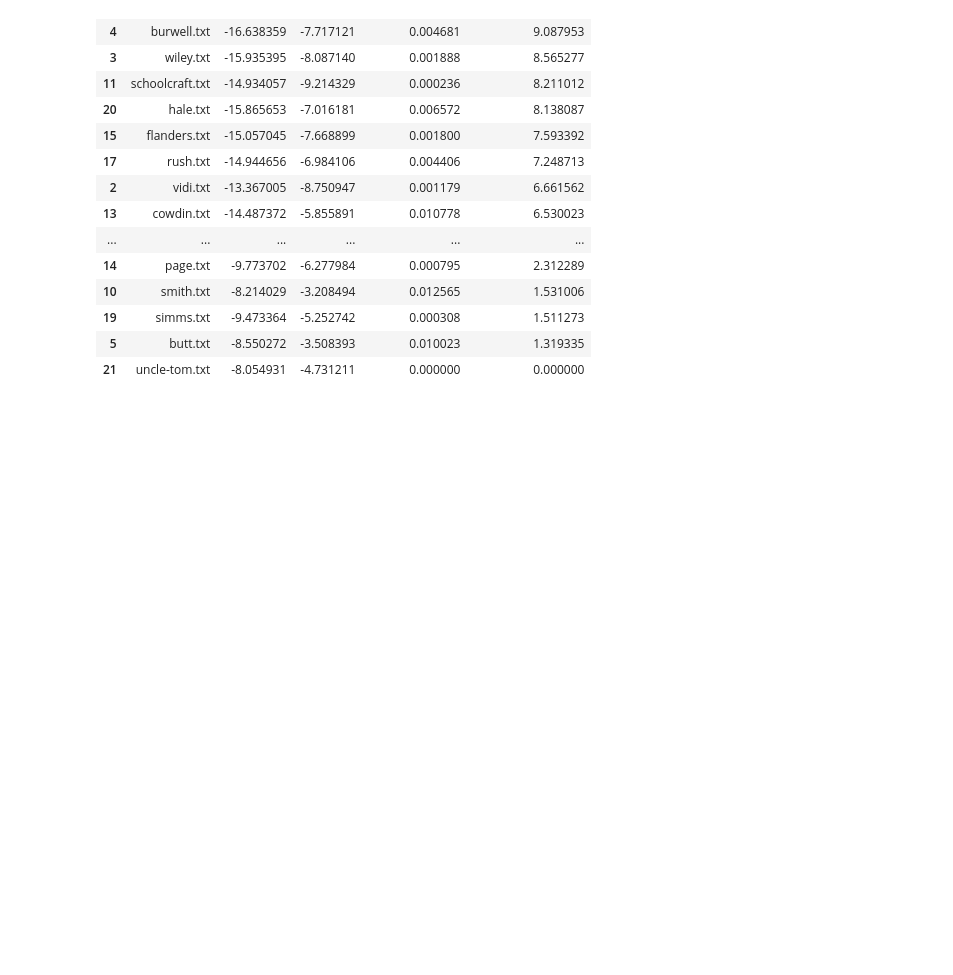
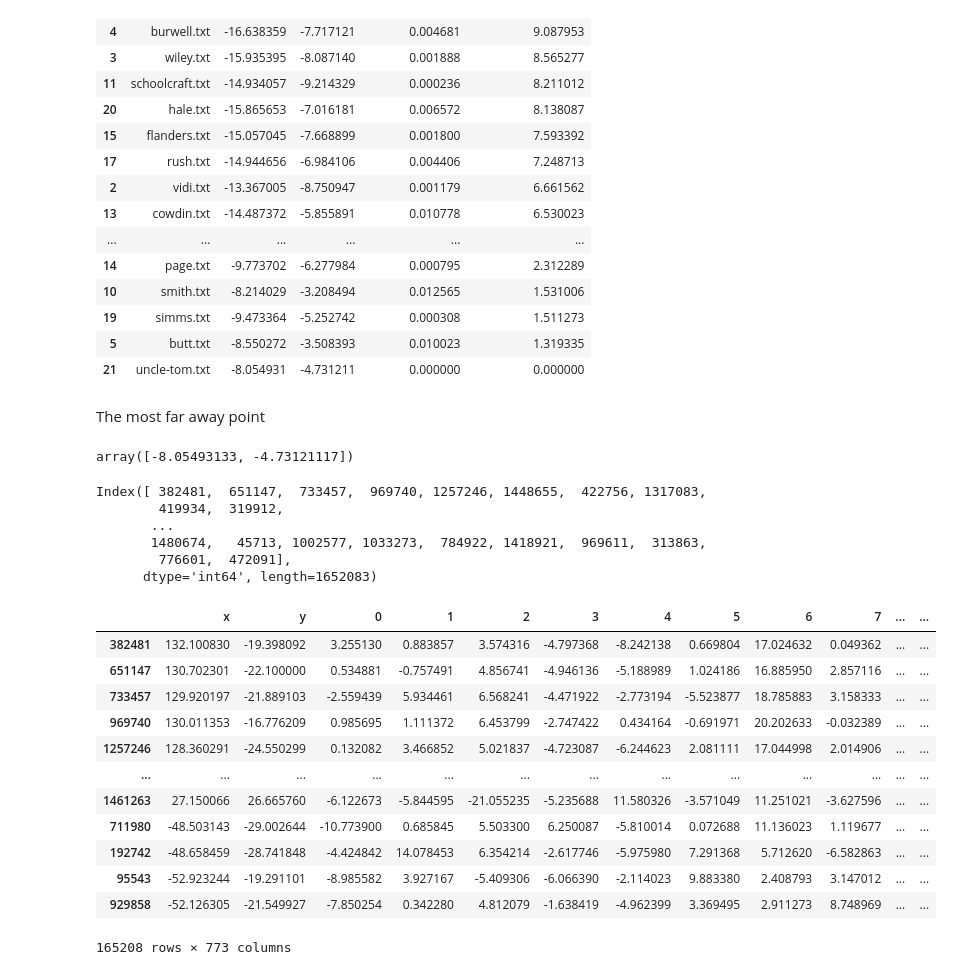
Before and after one commit to park-jay/anti-tom, a Jupyter notebook: anti-tom-viz.ipynb, the cells around one changed output. Cells and saved outputs as stored; diff of their text form; code cells hidden in the pictures; blank space fills up the shorter version.

```diff
--- a/anti-tom-viz.ipynb
+++ b/anti-tom-viz.ipynb
@@ -208,3 +179,37 @@ centroid_df.sort_values(by=['euclidean_distance'], ascending=False)
 | 19 | simms.txt | -9.473364 | -5.252742 | 0.000308 | 1.511273 |
 | 5 | butt.txt | -8.550272 | -3.508393 | 0.010023 | 1.319335 |
 | 21 | uncle-tom.txt | -8.054931 | -4.731211 | 0.000000 | 0.000000 |
+# %% [markdown]
+The most far away point
+# %%
+centroid_df[centroid_df['title']=='uncle-tom.txt'][['x', 'y']].values[0]
+# %% [output]
+array([-8.05493133, -4.73121117])
+# %%
+distances = np.linalg.norm(df[['x', 'y']] - centroid_df[centroid_df['title']=='uncle-tom.txt'][['x', 'y']].values[0], axis=1)
+# %%
+pd.DataFrame.from_dict({'from uncle-tom': distances}).sort_values(by='from uncle-tom', ascending=False).index
+# %% [output]
+Index([ 382481,  651147,  733457,  969740, 1257246, 1448655,  422756, 1317083,
+        419934,  319912,
+       ...
+       1480674,   45713, 1002577, 1033273,  784922, 1418921,  969611,  313863,
+        776601,  472091],
+      dtype='int64', length=1652083)
+# %%
+ten_p=df.shape[0]*.1
+df.loc[pd.DataFrame.from_dict({'from uncle-tom': distances}).sort_values(by='from uncle-tom', ascending=False).index][0:int(ten_p)]
+# %% [output]
+|  | x | y | 0 | 1 | 2 | 3 | 4 | 5 | 6 | 7 | ... | ... |
+| 382481 | 132.100830 | -19.398092 | 3.255130 | 0.883857 | 3.574316 | -4.797368 | -8.242138 | 0.669804 | 17.024632 | 0.049362 | ... | ... |
+| 651147 | 130.702301 | -22.100000 | 0.534881 | -0.757491 | 4.856741 | -4.946136 | -5.188989 | 1.024186 | 16.885950 | 2.857116 | ... | ... |
+| 733457 | 129.920197 | -21.889103 | -2.559439 | 5.934461 | 6.568241 | -4.471922 | -2.773194 | -5.523877 | 18.785883 | 3.158333 | ... | ... |
+| 969740 | 130.011353 | -16.776209 | 0.985695 | 1.111372 | 6.453799 | -2.747422 | 0.434164 | -0.691971 | 20.202633 | -0.032389 | ... | ... |
+| 1257246 | 128.360291 | -24.550299 | 0.132082 | 3.466852 | 5.021837 | -4.723087 | -6.244623 | 2.081111 | 17.044998 | 2.014906 | ... | ... |
+| ... | ... | ... | ... | ... | ... | ... | ... | ... | ... | ... | ... | ... |
+| 1461263 | 27.150066 | 26.665760 | -6.122673 | -5.844595 | -21.055235 | -5.235688 | 11.580326 | -3.571049 | 11.251021 | -3.627596 | ... | ... |
+| 711980 | -48.503143 | -29.002644 | -10.773900 | 0.685845 | 5.503300 | 6.250087 | -5.810014 | 0.072688 | 11.136023 | 1.119677 | ... | ... |
+| 192742 | -48.658459 | -28.741848 | -4.424842 | 14.078453 | 6.354214 | -2.617746 | -5.975980 | 7.291368 | 5.712620 | -6.582863 | ... | ... |
+| 95543 | -52.923244 | -19.291101 | -8.985582 | 3.927167 | -5.409306 | -6.066390 | -2.114023 | 9.883380 | 2.408793 | 3.147012 | ... | ... |
+| 929858 | -52.126305 | -21.549927 | -7.850254 | 0.342280 | 4.812079 | -1.638419 | -4.962399 | 3.369495 | 2.911273 | 8.748969 | ... | ... |
+165208 rows × 773 columns
```
Also changed, not shown: parts of 10 cells of this notebook.
